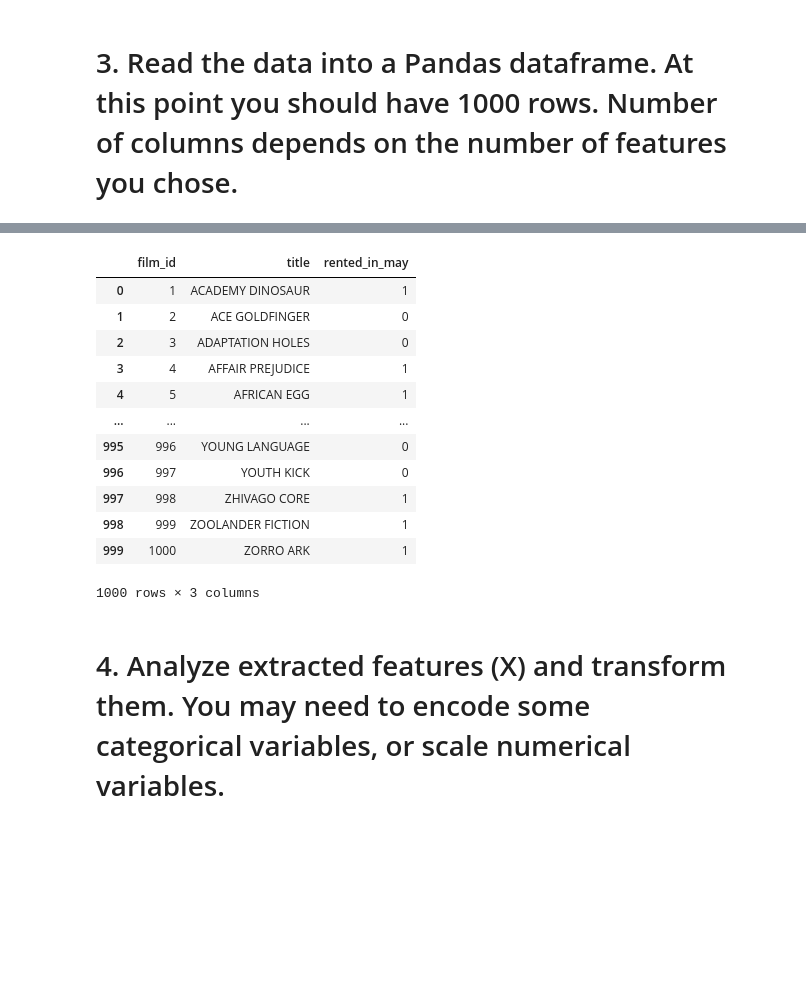
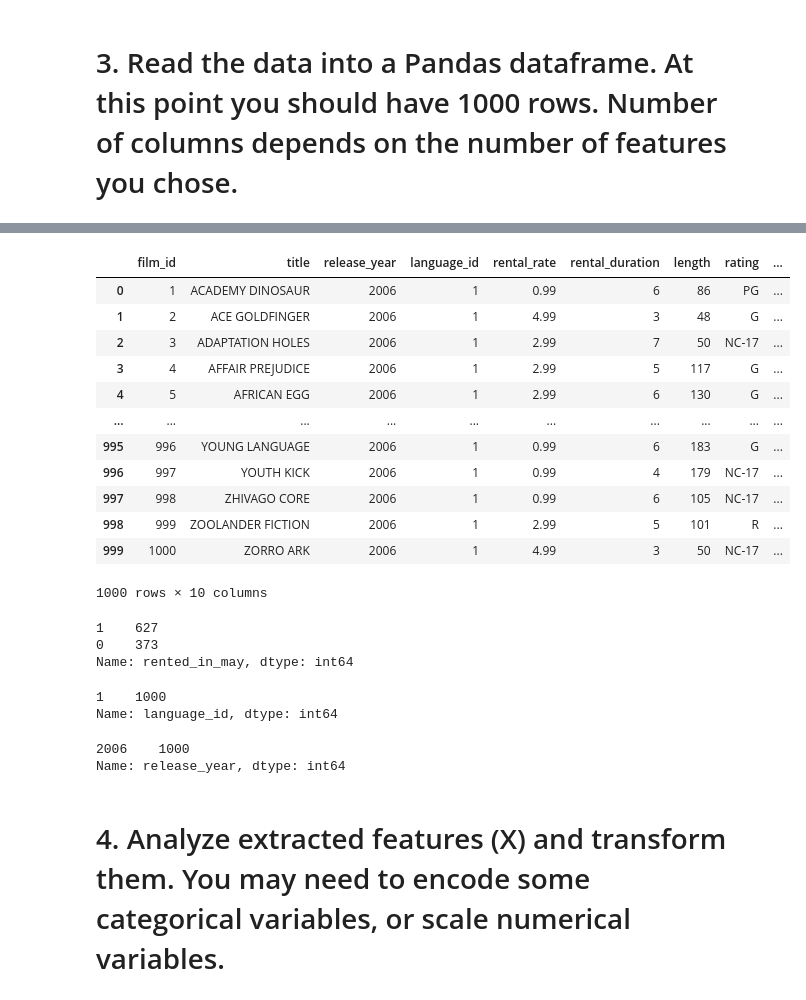
Before and after one commit to Simran2809/lab-predictions-logistic-regression, a Jupyter notebook: Lab_Making predictions with logistic regression.ipynb, the cells around one changed output, grey strips where cells are left out. Saved outputs shown, nothing was run; the diff lists cells and outputs as text; code cells hidden in the pictures; blank space fills up the shorter version.

```diff
--- a/Lab_Making predictions with logistic regression.ipynb
+++ b/Lab_Making predictions with logistic regression.ipynb
@@ -55,0 +23,20 @@ data_X.head()
+# %%
+query_x = """
+SELECT
+    f.film_id,
+    f.title,
+    f.release_year,
+    f.language_id,
+    f.rental_rate,
+    f.rental_duration,
+    f.length,
+    f.rating,
+    f.special_features
+
+FROM
+    film AS f
+
+"""
+
+data_x = pd.read_sql_query(query_x, engine)
+data_x.head()
@@ -108,18 +87,40 @@ X
-# %%
-y
-# %% [output]
-|  | film_id | title | rented_in_may |
-| 0 | 1 | ACADEMY DINOSAUR | 1 |
-| 1 | 2 | ACE GOLDFINGER | 0 |
-| 2 | 3 | ADAPTATION HOLES | 0 |
-| 3 | 4 | AFFAIR PREJUDICE | 1 |
-| 4 | 5 | AFRICAN EGG | 1 |
-| ... | ... | ... | ... |
-| 995 | 996 | YOUNG LANGUAGE | 0 |
-| 996 | 997 | YOUTH KICK | 0 |
-| 997 | 998 | ZHIVAGO CORE | 1 |
-| 998 | 999 | ZOOLANDER FICTION | 1 |
-| 999 | 1000 | ZORRO ARK | 1 |
-1000 rows × 3 columns
+# %%
+# Joining both dataframes to get a combined prediction column
+# as X dataframe is dimensional data about the films in store and y is about whether ever a film was rented or not
+
+combined_data = pd.merge(data_x, data_y, how='left')
+combined_data
+# %% [output]
+|  | film_id | title | release_year | language_id | rental_rate | rental_duration | length | rating | ... |
+| 0 | 1 | ACADEMY DINOSAUR | 2006 | 1 | 0.99 | 6 | 86 | PG | ... |
+| 1 | 2 | ACE GOLDFINGER | 2006 | 1 | 4.99 | 3 | 48 | G | ... |
+| 2 | 3 | ADAPTATION HOLES | 2006 | 1 | 2.99 | 7 | 50 | NC-17 | ... |
+| 3 | 4 | AFFAIR PREJUDICE | 2006 | 1 | 2.99 | 5 | 117 | G | ... |
+| 4 | 5 | AFRICAN EGG | 2006 | 1 | 2.99 | 6 | 130 | G | ... |
+| ... | ... | ... | ... | ... | ... | ... | ... | ... | ... |
+| 995 | 996 | YOUNG LANGUAGE | 2006 | 1 | 0.99 | 6 | 183 | G | ... |
+| 996 | 997 | YOUTH KICK | 2006 | 1 | 0.99 | 4 | 179 | NC-17 | ... |
+| 997 | 998 | ZHIVAGO CORE | 2006 | 1 | 0.99 | 6 | 105 | NC-17 | ... |
+| 998 | 999 | ZOOLANDER FICTION | 2006 | 1 | 2.99 | 5 | 101 | R | ... |
+| 999 | 1000 | ZORRO ARK | 2006 | 1 | 4.99 | 3 | 50 | NC-17 | ... |
+1000 rows × 10 columns
+# %%
+# Checking distribution of yes and no values of whether a film was rented or not
+
+combined_data.rented_in_may.value_counts()
+# %% [output]
+1    627
+0    373
+Name: rented_in_may, dtype: int64
+# %%
+combined_data.language_id.value_counts()
+# %% [output]
+1    1000
+Name: language_id, dtype: int64
+# %%
+combined_data.release_year.value_counts()
+# %% [output]
+2006    1000
+Name: release_year, dtype: int64
 # %% [markdown]
 # 4. Analyze extracted features (X) and transform them. You may need to encode some categorical variables, or scale numerical variables.
```
Also changed, not shown: parts of 29 cells of this notebook.
